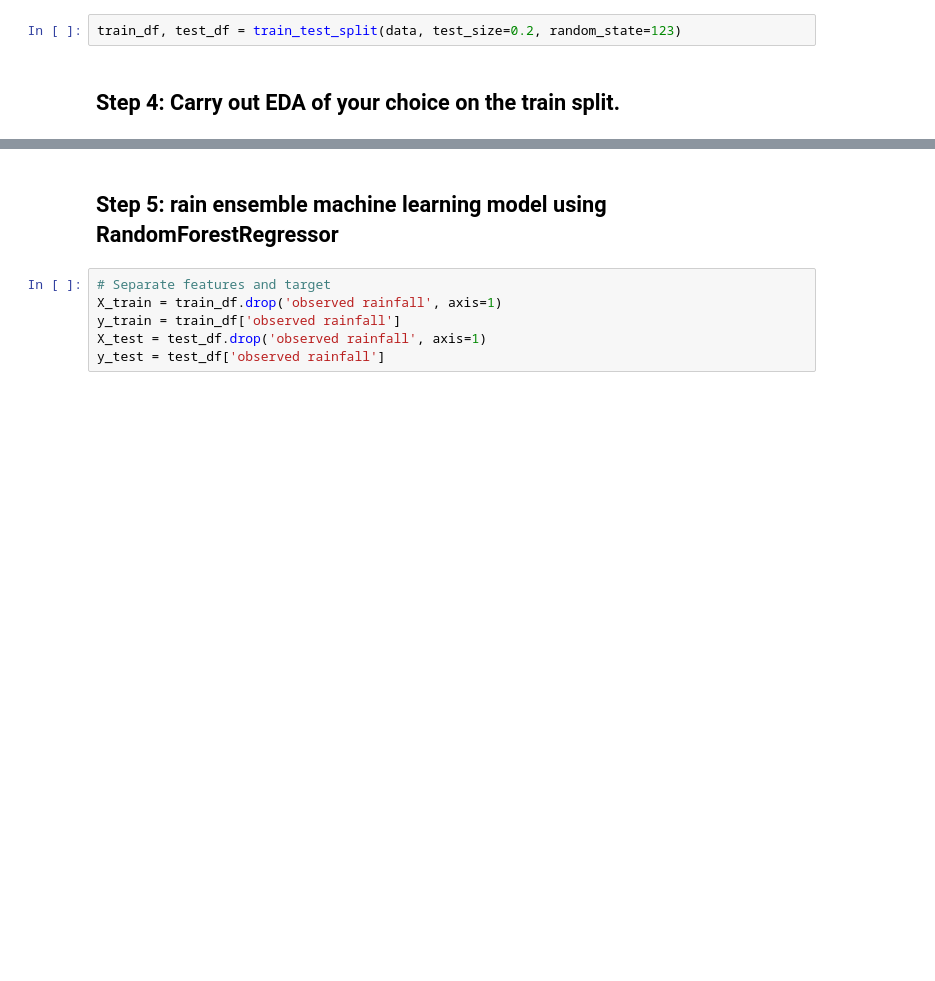
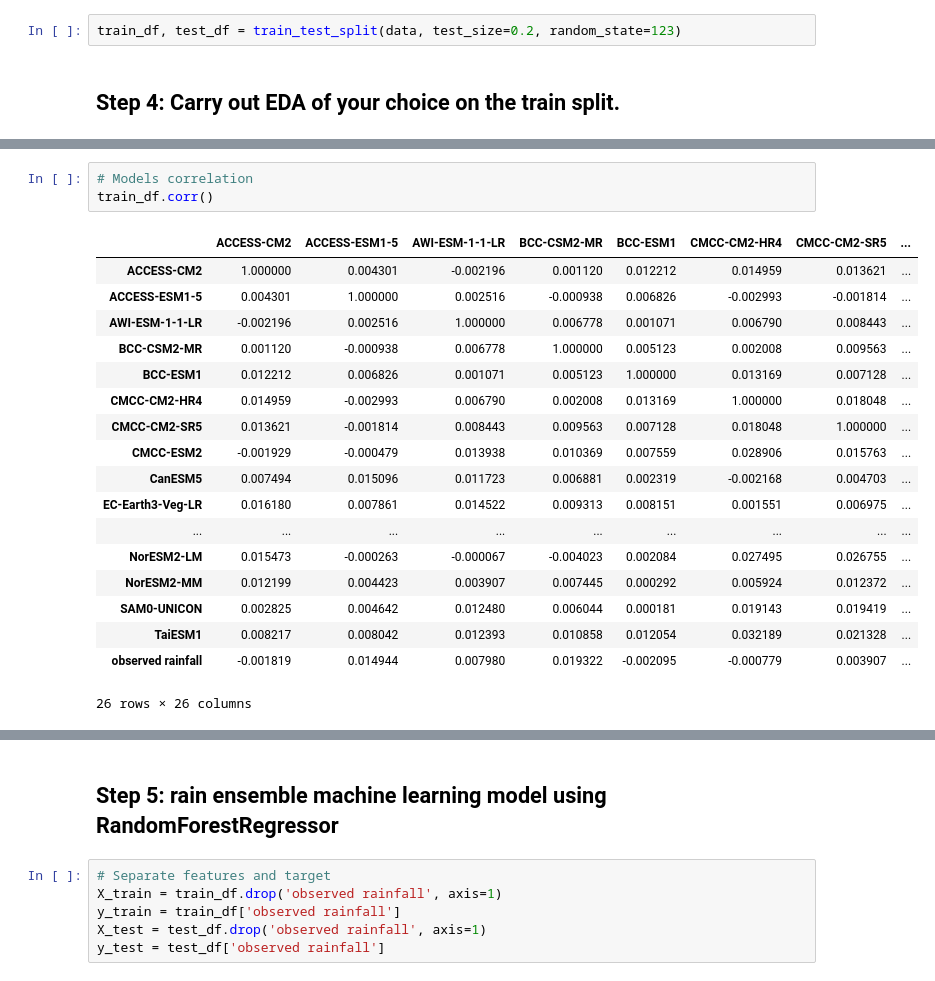
Before and after one commit to UBC-MDS/525_group_3, a Jupyter notebook: notebooks/milestone_3/Milestone3-task3.ipynb, the cells around one changed output, grey strips where cells are left out. Drawn from its saved outputs; the diff is of its cells as text; blank space fills up the shorter version.

```diff
--- a/notebooks/milestone_3/Milestone3-task3.ipynb
+++ b/notebooks/milestone_3/Milestone3-task3.ipynb
@@ -80,0 +115,22 @@ train_df, test_df = train_test_split(data, test_size=0.2, random_state=123)
+# %%
+# Models correlation
+train_df.corr()
+# %% [output]
+|  | ACCESS-CM2 | ACCESS-ESM1-5 | AWI-ESM-1-1-LR | BCC-CSM2-MR | BCC-ESM1 | CMCC-CM2-HR4 | CMCC-CM2-SR5 | ... |
+| ACCESS-CM2 | 1.000000 | 0.004301 | -0.002196 | 0.001120 | 0.012212 | 0.014959 | 0.013621 | ... |
+| ACCESS-ESM1-5 | 0.004301 | 1.000000 | 0.002516 | -0.000938 | 0.006826 | -0.002993 | -0.001814 | ... |
+| AWI-ESM-1-1-LR | -0.002196 | 0.002516 | 1.000000 | 0.006778 | 0.001071 | 0.006790 | 0.008443 | ... |
+| BCC-CSM2-MR | 0.001120 | -0.000938 | 0.006778 | 1.000000 | 0.005123 | 0.002008 | 0.009563 | ... |
+| BCC-ESM1 | 0.012212 | 0.006826 | 0.001071 | 0.005123 | 1.000000 | 0.013169 | 0.007128 | ... |
+| CMCC-CM2-HR4 | 0.014959 | -0.002993 | 0.006790 | 0.002008 | 0.013169 | 1.000000 | 0.018048 | ... |
+| CMCC-CM2-SR5 | 0.013621 | -0.001814 | 0.008443 | 0.009563 | 0.007128 | 0.018048 | 1.000000 | ... |
+| CMCC-ESM2 | -0.001929 | -0.000479 | 0.013938 | 0.010369 | 0.007559 | 0.028906 | 0.015763 | ... |
+| CanESM5 | 0.007494 | 0.015096 | 0.011723 | 0.006881 | 0.002319 | -0.002168 | 0.004703 | ... |
+| EC-Earth3-Veg-LR | 0.016180 | 0.007861 | 0.014522 | 0.009313 | 0.008151 | 0.001551 | 0.006975 | ... |
+| ... | ... | ... | ... | ... | ... | ... | ... | ... |
+| NorESM2-LM | 0.015473 | -0.000263 | -0.000067 | -0.004023 | 0.002084 | 0.027495 | 0.026755 | ... |
+| NorESM2-MM | 0.012199 | 0.004423 | 0.003907 | 0.007445 | 0.000292 | 0.005924 | 0.012372 | ... |
+| SAM0-UNICON | 0.002825 | 0.004642 | 0.012480 | 0.006044 | 0.000181 | 0.019143 | 0.019419 | ... |
+| TaiESM1 | 0.008217 | 0.008042 | 0.012393 | 0.010858 | 0.012054 | 0.032189 | 0.021328 | ... |
+| observed rainfall | -0.001819 | 0.014944 | 0.007980 | 0.019322 | -0.002095 | -0.000779 | 0.003907 | ... |
+26 rows × 26 columns
```
Also changed, not shown: parts of 5 cells of this notebook.
